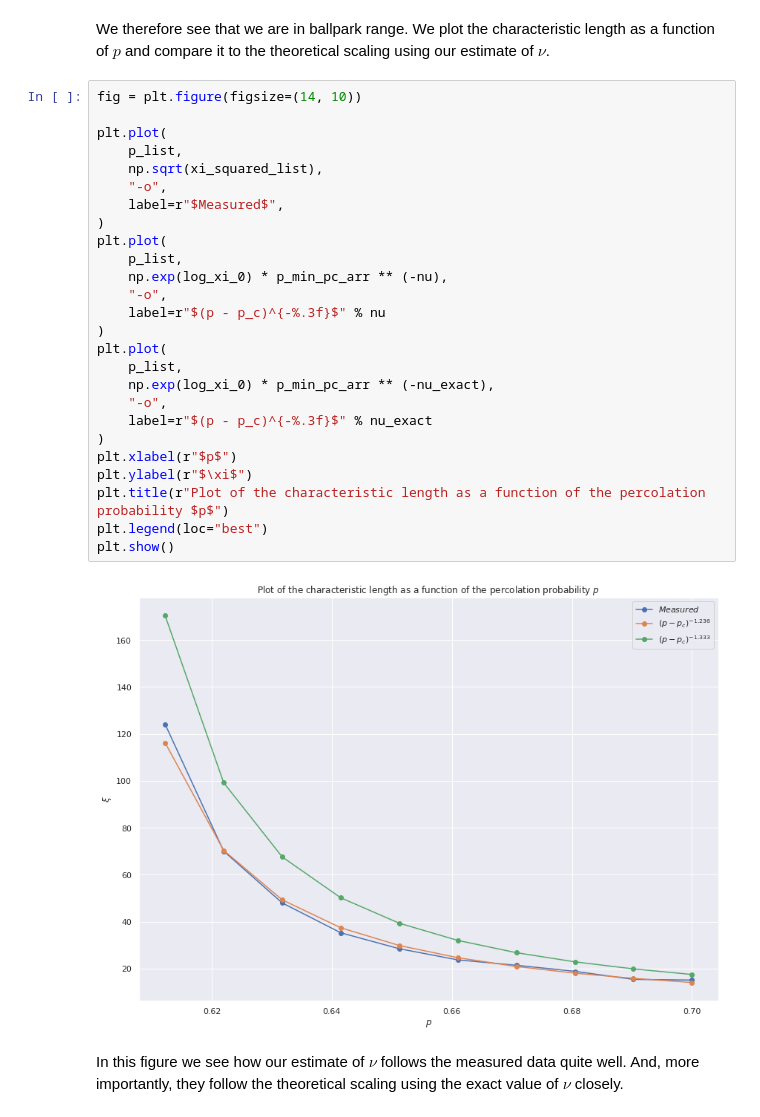
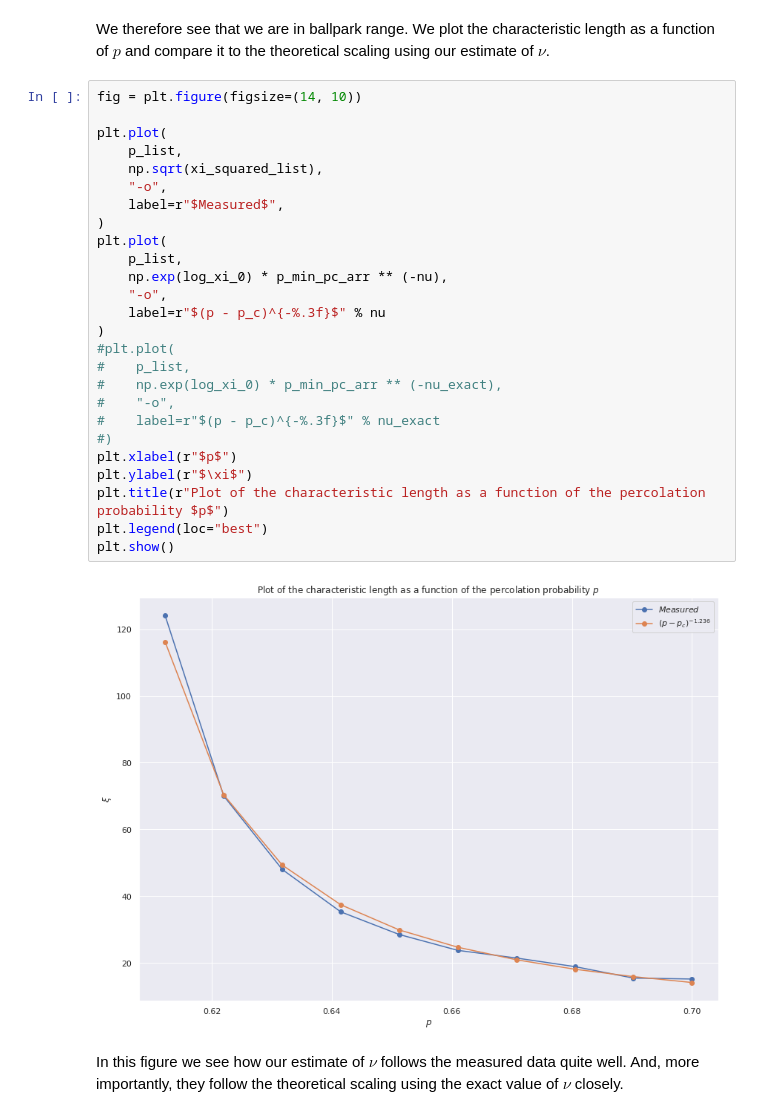
Before and after one commit to Schoyen/FYS4460, a Jupyter notebook: project-4/random-walks-on-the-spanning-cluster.ipynb, the cells around one changed output. Drawn from its saved outputs; the diff is of its cells as text.

```diff
--- a/project-4/random-walks-on-the-spanning-cluster.ipynb
+++ b/project-4/random-walks-on-the-spanning-cluster.ipynb
@@ -346,31 +346,31 @@ We plot the characteristic length as a function of $p$ and compare it to the the
 # %%
 fig = plt.figure(figsize=(14, 10))
 
 plt.plot(
     p_list,
     np.sqrt(xi_squared_list),
     "-o",
     label=r"$Measured$",
 )
 plt.plot(
     p_list,
     np.exp(log_xi_0) * p_min_pc_arr ** (-nu),
     "-o",
     label=r"$(p - p_c)^{-%.3f}$" % nu
 )
-plt.plot(
-    p_list,
-    np.exp(log_xi_0) * p_min_pc_arr ** (-nu_exact),
-    "-o",
-    label=r"$(p - p_c)^{-%.3f}$" % nu_exact
-)
+#plt.plot(
+#    p_list,
+#    np.exp(log_xi_0) * p_min_pc_arr ** (-nu_exact),
+#    "-o",
+#    label=r"$(p - p_c)^{-%.3f}$" % nu_exact
+#)
 plt.xlabel(r"$p$")
 plt.ylabel(r"$\xi$")
 plt.title(r"Plot of the characteristic length as a function of the percolation probability $p$")
 plt.legend(loc="best")
 plt.show()
 # %% [output]
-[figure, old version]
+[figure, new version]
 # %% [markdown]
 In this figure we see how our estimate of $\nu$ follows the measured data quite well.
 And, more importantly, they follow the theoretical scaling using the exact value of $\nu$ closely.
```
